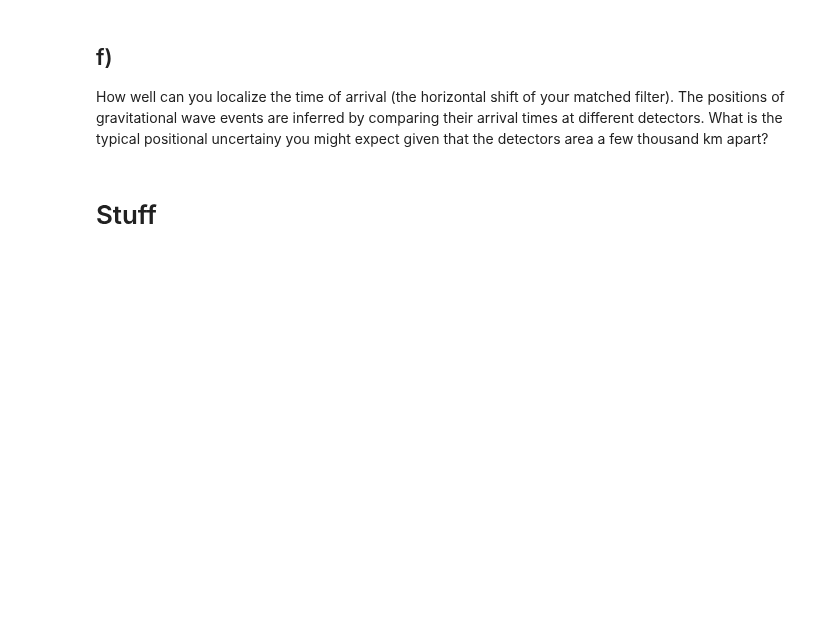
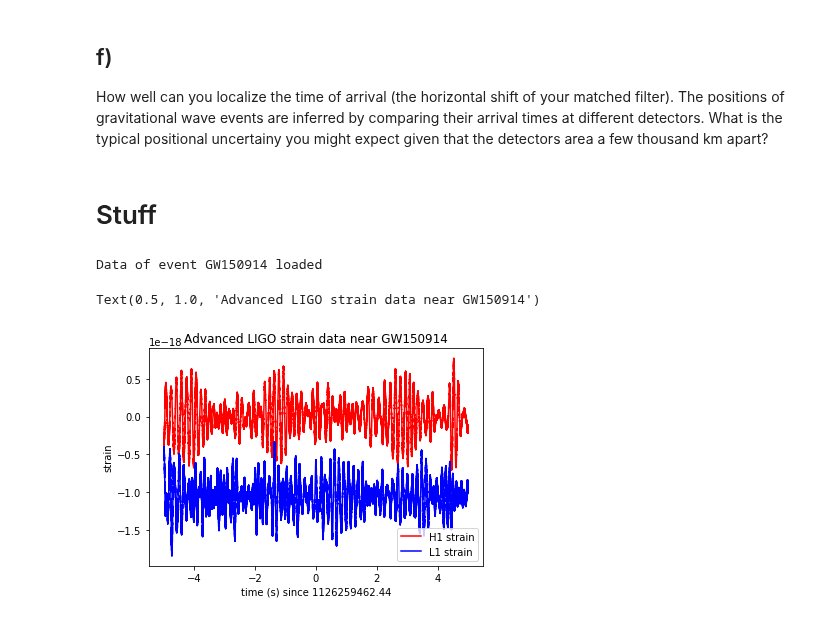
Before and after one commit to RphlFrmnt/PHYS512, a Jupyter notebook: LIGO_Assignment5/Assign_5.ipynb, the cells around one changed output. Cells and saved outputs as stored; diff of their text form; code cells hidden in the pictures; blank space fills up the shorter version.

```diff
--- a/LIGO_Assignment5/Assign_5.ipynb
+++ b/LIGO_Assignment5/Assign_5.ipynb
@@ -366,18 +472,61 @@ thousand km apart?
 # %% [markdown]
 # Stuff
 # %%
+# First let's load the an even:
+
+#Select an event:
+eventname = 'GW150914'
+#eventname = 'GW151226'
+#eventname = 'LVT151012'
+#eventname = 'GW170104'
+
+#Load the event
+json_name = "BBH_events_v3.json"
+events = json.load(open(json_name,"r"))
+
+# Extract the event's parameters:
+event = events[eventname]
+fn_H1 = event['fn_H1']              # File name for H1 data (.hdf5 file)
+fn_L1 = event['fn_L1']              # File name for L1 data (.hdf5 file)
+fn_template = event['fn_template']  # File name for template waveform (.hdf5 file)
+fs = event['fs']                    # Set sampling rate
+tevent = event['tevent']            # Set approximate event GPS time
+utcevent = event['utcevent']        # Date of event
+m1 = event['m1']
+m2 = event['m2']
+a1 = event['a1']
+a2 = event['a2']
+approx = event['approx']
+fband = event['fband']              # frequency band for bandpassing signal
+f_min = event['f_min']
+events[eventname]
+
+# Now, let's load the data for our selected event
+strain_H1, time_H1, chan_dict_H1 = rl.loaddata(fn_H1, 'H1')
+strain_L1, time_L1, chan_dict_L1 = rl.loaddata(fn_L1, 'L1')
+# load expected signal
+th,tl=read_template(fn_template)
+print("Data of event {} loaded".format(eventname))
+
+# Time vector of Livingston and Hanford are identical
+time = time_H1
+
 # define timestep
 dt = time[1]-time[0]
 
 # Define a region around the event (+/- t_interv around event.)
 t_interv = 5
 indxt = np.where((time >= tevent-t_interv) & (time < tevent+t_interv))
 
 #Plot data around event.
 plt.figure()
 plt.plot(time[indxt]-tevent,strain_H1[indxt],'r',label='H1 strain')
 plt.plot(time[indxt]-tevent,strain_L1[indxt],'b',label='L1 strain')
 plt.xlabel('time (s) since '+str(tevent))
 plt.ylabel('strain')
 plt.legend()
 plt.title('Advanced LIGO strain data near '+eventname)
+# %% [output]
+Data of event GW150914 loaded
+Text(0.5, 1.0, 'Advanced LIGO strain data near GW150914')
+[figure, added]
```
Also changed, not shown: parts of 5 cells of this notebook.
